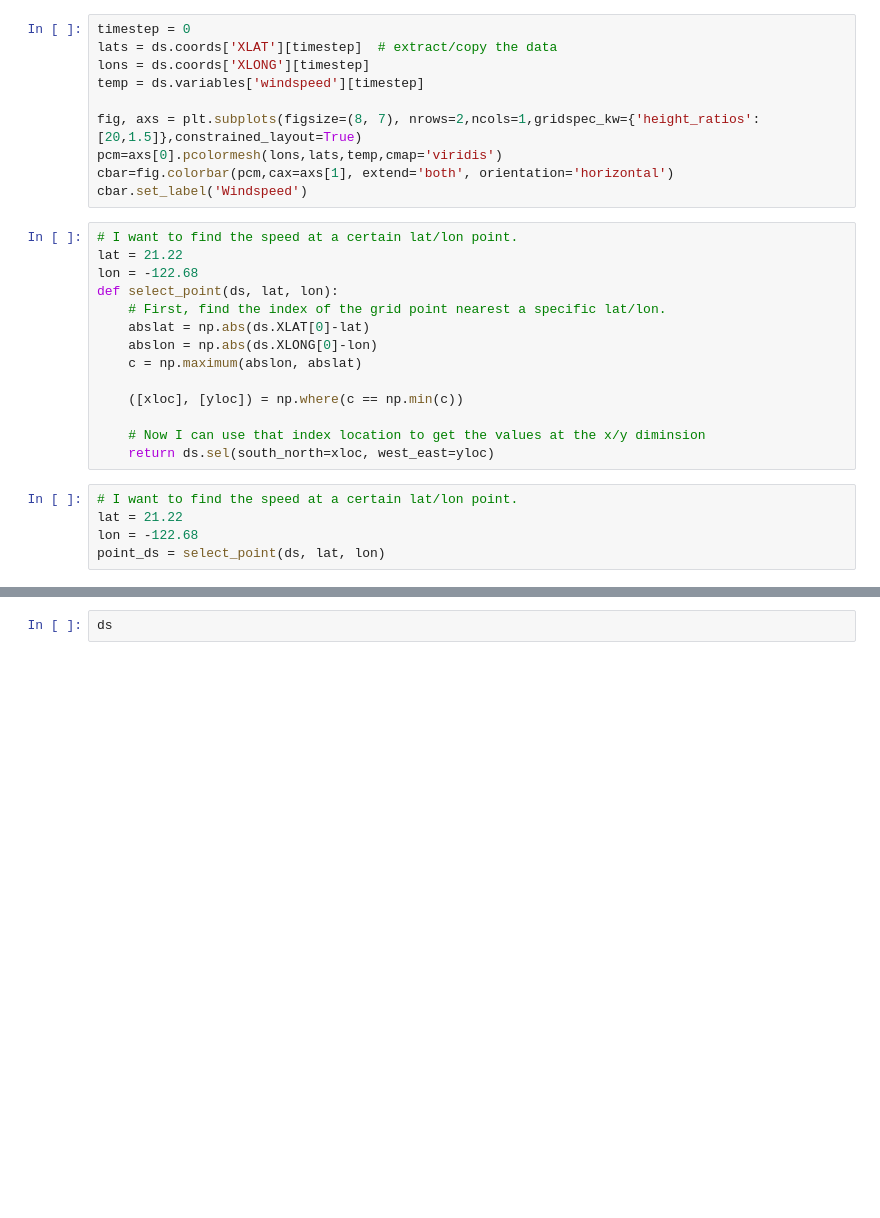
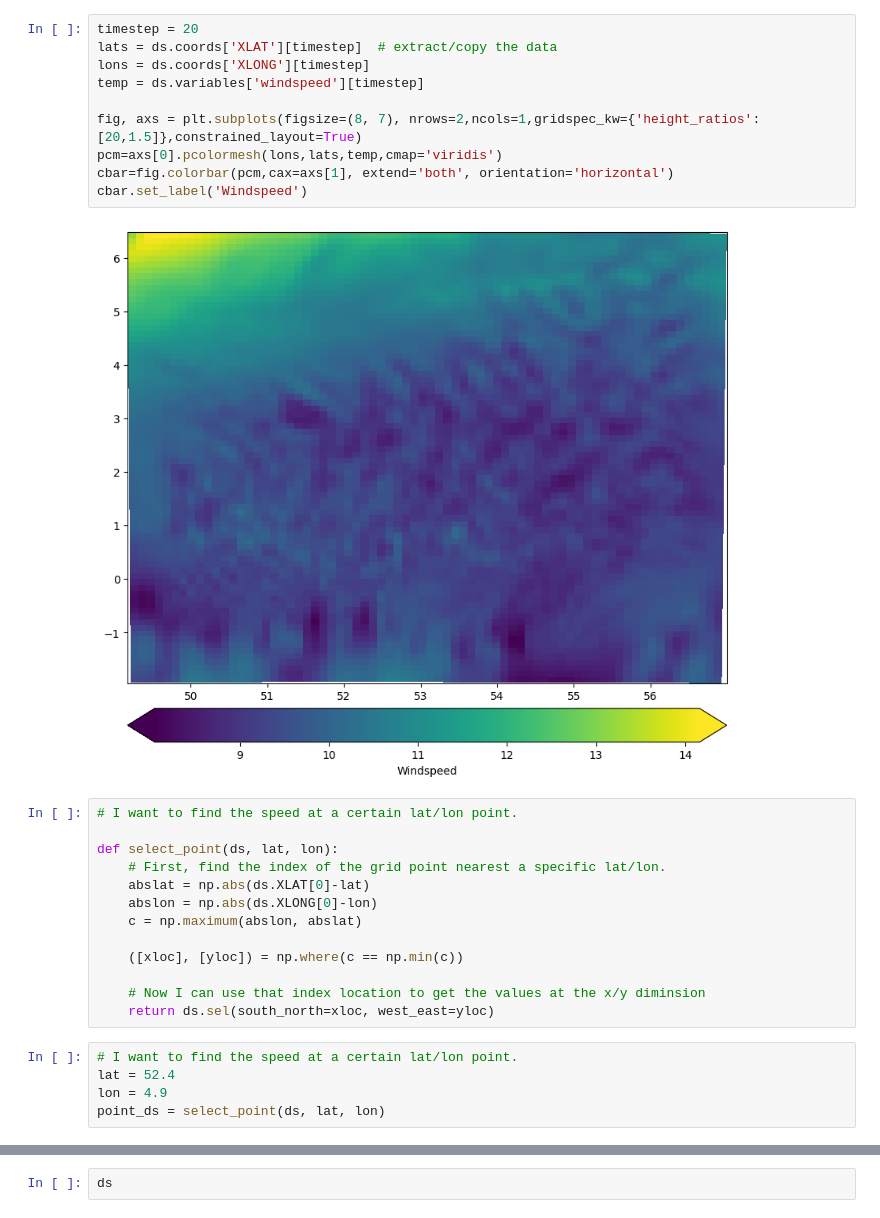
Before and after one commit to EricLeer/containered-wrf, a Jupyter notebook: notebooks/inspect_wrf_files.ipynb, the cells around one changed output, grey strips where cells are left out. Cells and saved outputs as stored; diff of their text form; blank space fills up the shorter version.

```diff
--- a/notebooks/inspect_wrf_files.ipynb
+++ b/notebooks/inspect_wrf_files.ipynb
@@ -48,17 +92,18 @@ cbar.set_label('Temperature$')
 # %%
-timestep = 0
+timestep = 20
 lats = ds.coords['XLAT'][timestep]  # extract/copy the data
 lons = ds.coords['XLONG'][timestep]
 temp = ds.variables['windspeed'][timestep]
 
 fig, axs = plt.subplots(figsize=(8, 7), nrows=2,ncols=1,gridspec_kw={'height_ratios': [20,1.5]},constrained_layout=True)
 pcm=axs[0].pcolormesh(lons,lats,temp,cmap='viridis')
 cbar=fig.colorbar(pcm,cax=axs[1], extend='both', orientation='horizontal')
 cbar.set_label('Windspeed')
+# %% [output]
+[figure, added]
 # %%
 # I want to find the speed at a certain lat/lon point.
-lat = 21.22
-lon = -122.68
+
 def select_point(ds, lat, lon):
     # First, find the index of the grid point nearest a specific lat/lon.
     abslat = np.abs(ds.XLAT[0]-lat)
@@ -71,7 +116,7 @@ def select_point(ds, lat, lon):
     return ds.sel(south_north=xloc, west_east=yloc)
 # %%
 # I want to find the speed at a certain lat/lon point.
-lat = 21.22
-lon = -122.68
+lat = 52.4
+lon = 4.9
 point_ds = select_point(ds, lat, lon)
 # %%
```
Also changed, not shown: parts of 22 cells of this notebook, 4 other files.
